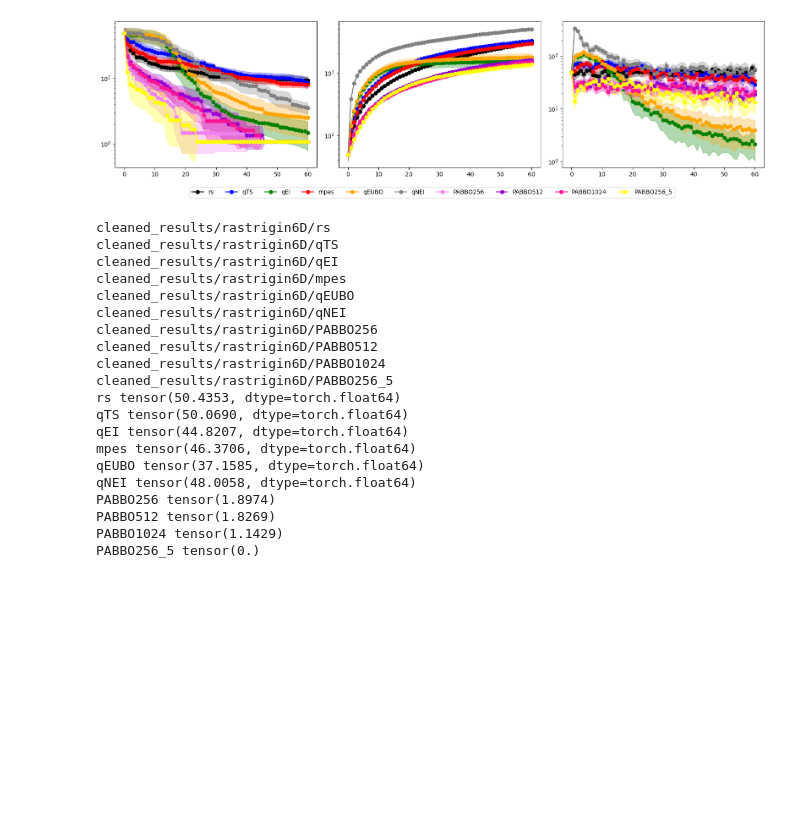
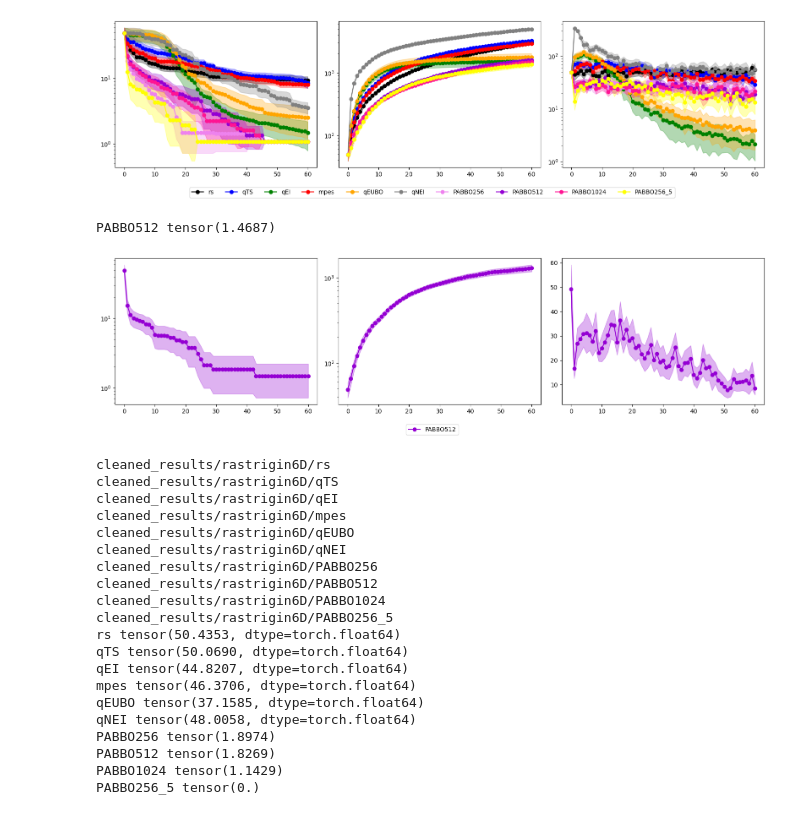
Before and after one commit to xinyuzc/PABBO, a Jupyter notebook: example.ipynb, the cells around one changed output. Drawn from its saved outputs; the diff is of its cells as text; code cells hidden in the pictures; blank space fills up the shorter version.

```diff
--- a/example.ipynb
+++ b/example.ipynb
@@ -118,0 +125,4 @@ def plot_results(results: dict, fig=None, i=0, row=1, col=3, plot_time=True):
+# %%
+for k in results:
+    for id, v in enumerate(results[k]["simple_regret"][..., -1].flatten()):
+        print(id, v.item())
@@ -118,0 +147,4 @@ def plot_results(results: dict, fig=None, i=0, row=1, col=3, plot_time=True):
+# %%
+for k in results:
+    for id, v in enumerate(results[k]["simple_regret"][..., -1].flatten()):
+        print(id, v.item())
@@ -1033,6 +1083,30 @@ PABBO512 tensor(1.0792)
 PABBO1024 tensor(1.0792)
 PABBO256_5 tensor(1.0792)
 [figure]
+# %%
+dataname = "levy6D"
+num_dataset=1
+
+results  = {}
+
+pabbo = "PABBO_GP6D_st"
+results["PABBO512"] = dict()
+root = f'results/evaluation/{dataname}/PABBO/{pabbo}'
+results["PABBO512"]["simple_regret"] =  torch.load(f"{root}/SIMPLE_REGRET_S512_B1.pt", map_location="cpu")
+results["PABBO512"]["inference_time"] = torch.load(f"{root}/CUMULATIVE_TIME_S512_B1.pt", map_location="cpu")
+results["PABBO512"]["cumulative_regret"] = torch.load(f"{root}/CUMULATIVE_REGRET_S512_B1.pt", map_location="cpu")
+results["PABBO512"]["immediate_regret"] = torch.load(f"{root}/IMMEDIATE_REGRET_S512_B1.pt", map_location="cpu")
+
+for k in results:
+    print(k, results[k]["simple_regret"].squeeze(1).mean(dim=0)[..., -1])
+fig = plt.figure(figsize=(16, 4))
+plot_results(results, fig=fig, col=3, plot_time=False)
+handles, labels = plt.gca().get_legend_handles_labels()
+fig.legend(handles, labels, loc='lower center', ncol=len(results), bbox_to_anchor=(0.5, -0.1))
+plt.show()
+# %% [output]
+PABBO512 tensor(1.4687)
+[figure, added]
 # %%
 dataname = "rastrigin6D"
 num_dataset=1
```
Also changed, not shown: parts of 11 cells of this notebook, 17 other files.
